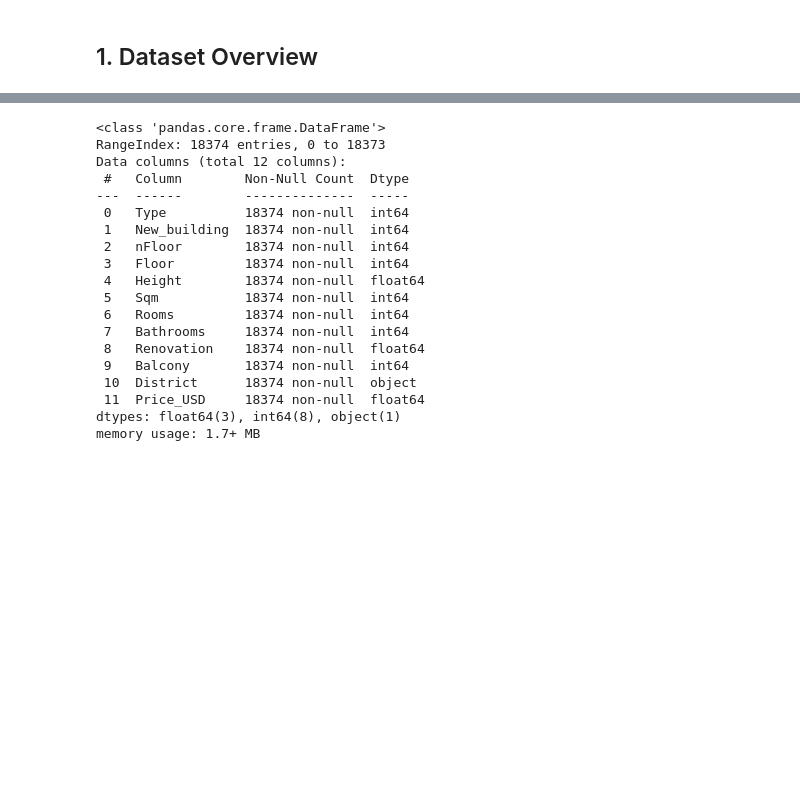
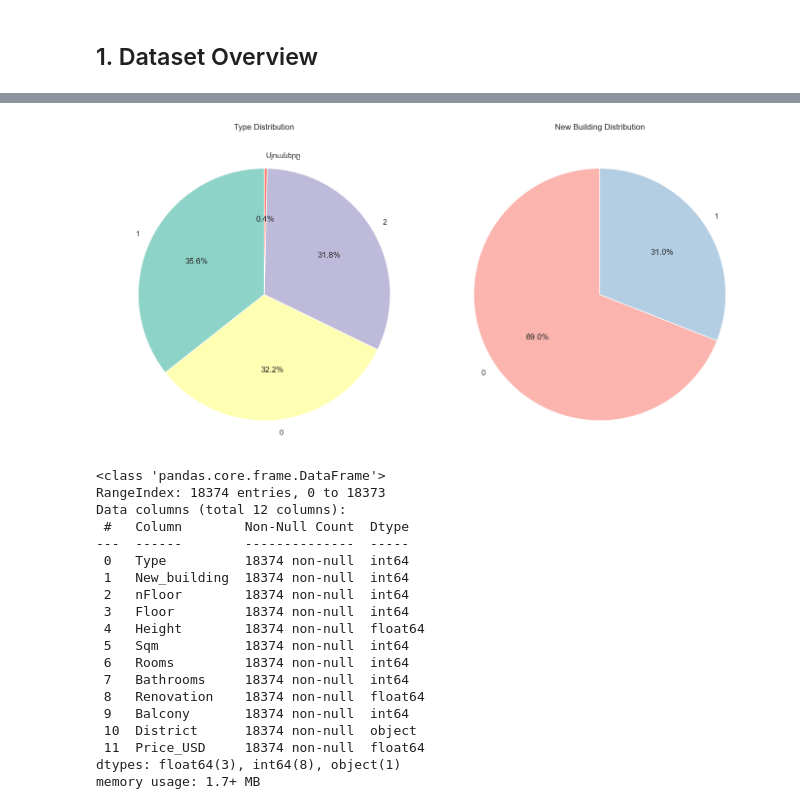
Before and after one commit to AvMariam/housing_dataset, a Jupyter notebook: eda.ipynb, the cells around one changed output, grey strips where cells are left out. Cells and saved outputs as stored; diff of their text form; code cells hidden in the pictures; blank space fills up the shorter version.

```diff
--- a/eda.ipynb
+++ b/eda.ipynb
@@ -14,3 +90,41 @@ data = pd.read_csv('data/processed_data.csv')
+# %%
+fig, axes = plt.subplots(1, 2, figsize=(14, 7))
+counts = data["Type"].value_counts()
+
+top3 = counts.head(3)
+rest = counts.iloc[3:].sum()
+
+final_counts = top3.copy()
+final_counts["Մյուսները"] = rest
+
+axes[0].pie(
+    final_counts.values,
+    labels=final_counts.index,
+    autopct='%1.1f%%',
+    startangle=90,
+    colors=plt.cm.Set3.colors
+)
+
+axes[0].set_title("Type Distribution", pad=20)
+axes[0].axis("equal")
+
+nb_counts = data["New_building"].value_counts()
+
+axes[1].pie(
+    nb_counts.values,
+    labels=nb_counts.index,
+    autopct='%1.1f%%',
+    startangle=90,
+    colors=plt.cm.Pastel1.colors
+)
+
+axes[1].set_title("New Building Distribution", pad=20)
+axes[1].axis("equal")
+
+plt.tight_layout()
+plt.show()
+# %% [output]
+[figure, added]
 # %%
 # Data types and non-null counts
 data.info()
```
Also changed, not shown: parts of 24 cells of this notebook, 8 other files.
